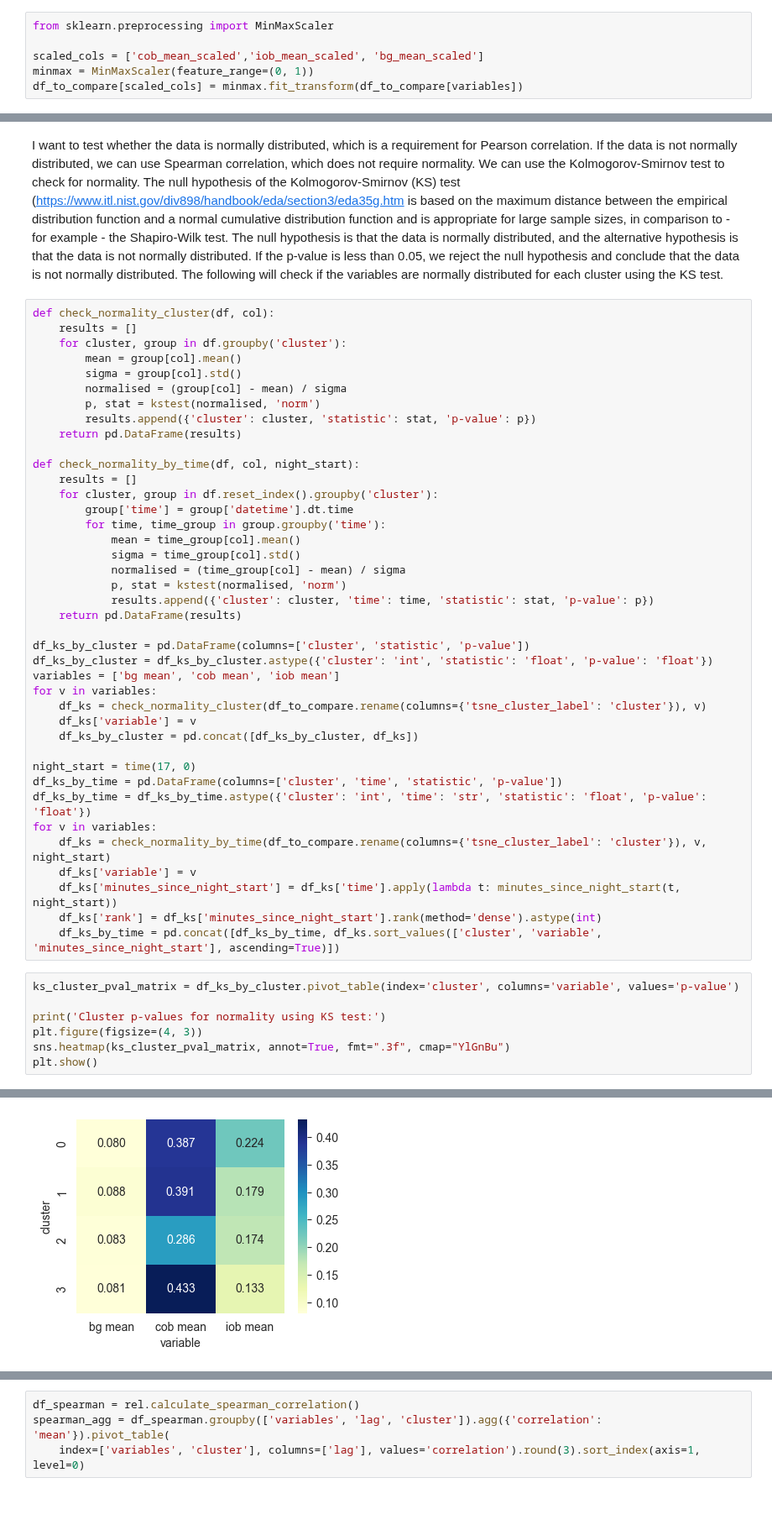
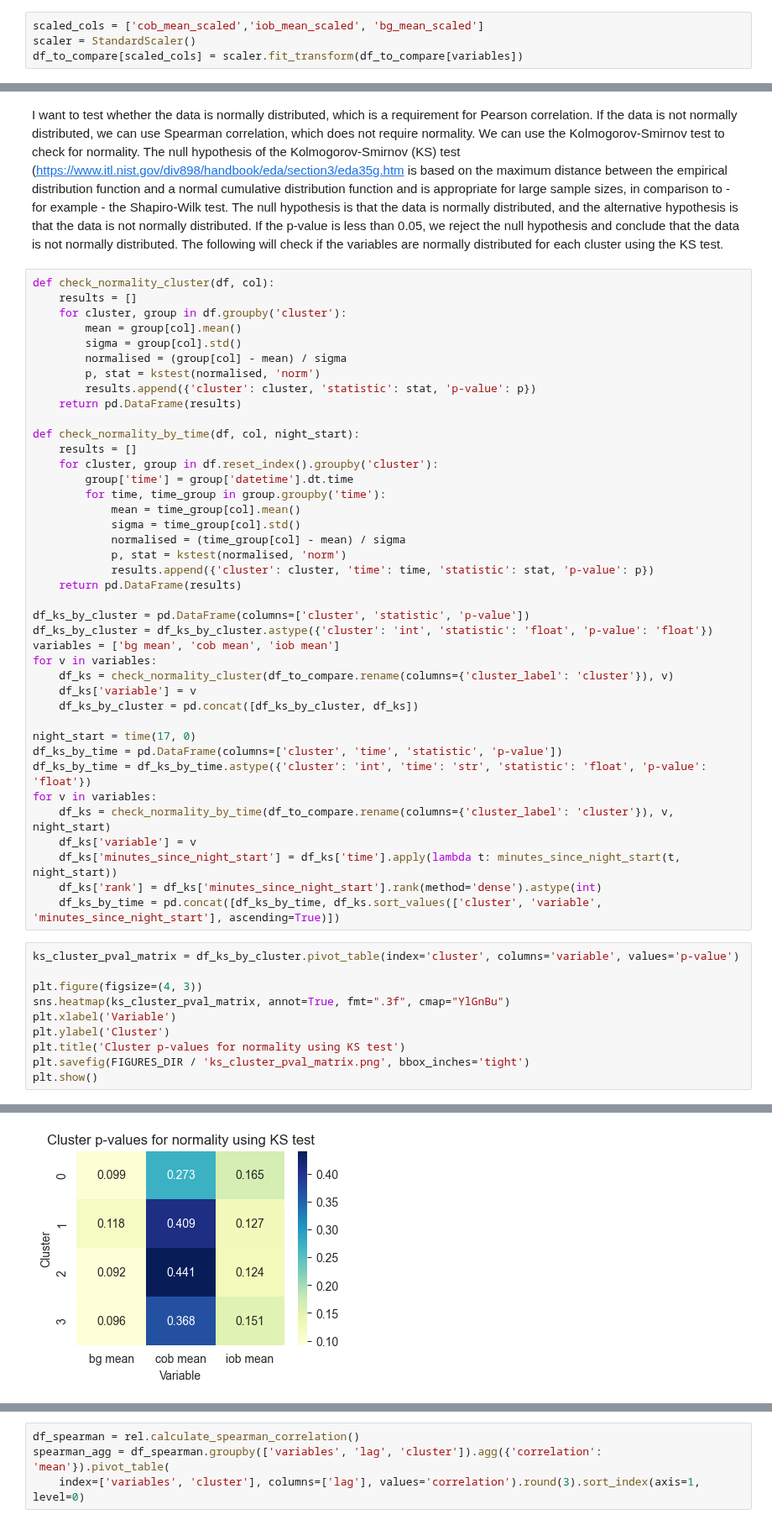
Before and after one commit to rdbrist/masters_project, a Jupyter notebook: notebooks/2.03b-rd-analysis-of-night-clusters.ipynb, the cells around one changed output, grey strips where cells are left out. Shown at 84% size. Cells and saved outputs as stored; diff of their text form; blank space fills up the shorter version.

```diff
--- a/notebooks/2.03b-rd-analysis-of-night-clusters.ipynb
+++ b/notebooks/2.03b-rd-analysis-of-night-clusters.ipynb
@@ -157,11 +126,9 @@ These DTW values focus on the shapes of the cluster profiles and provide an alte
 
 [1] Donnor T, Sarkar S. Insulin- Pharmacology, Therapeutic Regimens and Principles of Intensive Insulin Therapy. [Updated 2023 Feb 15]. In: Feingold KR, Ahmed SF, Anawalt B, et al., editors. Endotext [Internet]. South Dartmouth (MA): MDText.com, Inc.; 2000-. Available from: https://www.ncbi.nlm.nih.gov/books/NBK278938/
 # %%
-from sklearn.preprocessing import MinMaxScaler
-
 scaled_cols = ['cob_mean_scaled','iob_mean_scaled', 'bg_mean_scaled']
-minmax = MinMaxScaler(feature_range=(0, 1))
-df_to_compare[scaled_cols] = minmax.fit_transform(df_to_compare[variables])
+scaler = StandardScaler()
+df_to_compare[scaled_cols] = scaler.fit_transform(df_to_compare[variables])
 # %% [markdown]
 Now we have scaled columns for the means of COB, IOB and BG, to carry out lagged regression over lagged values of COB and IOB, we can use the `shift` method in pandas to create lagged versions of these columns. We can then use the `statsmodels` library to perform regression analysis on the lagged values of COB and IOB against BG. This will allow us to see how the relationships between these variables change over time, and how they differ between clusters. The following is the code to do this on the overnight period, and we can then look at the results for each cluster.
 # %%
@@ -321,7 +307,7 @@ df_ks_by_cluster = pd.DataFrame(columns=['cluster', 'statistic', 'p-value'])
 df_ks_by_cluster = df_ks_by_cluster.astype({'cluster': 'int', 'statistic': 'float', 'p-value': 'float'})
 variables = ['bg mean', 'cob mean', 'iob mean']
 for v in variables:
-    df_ks = check_normality_cluster(df_to_compare.rename(columns={'tsne_cluster_label': 'cluster'}), v)
+    df_ks = check_normality_cluster(df_to_compare.rename(columns={'cluster_label': 'cluster'}), v)
     df_ks['variable'] = v
     df_ks_by_cluster = pd.concat([df_ks_by_cluster, df_ks])
 
@@ -329,7 +315,7 @@ night_start = time(17, 0)
 df_ks_by_time = pd.DataFrame(columns=['cluster', 'time', 'statistic', 'p-value'])
 df_ks_by_time = df_ks_by_time.astype({'cluster': 'int', 'time': 'str', 'statistic': 'float', 'p-value': 'float'})
 for v in variables:
-    df_ks = check_normality_by_time(df_to_compare.rename(columns={'tsne_cluster_label': 'cluster'}), v, night_start)
+    df_ks = check_normality_by_time(df_to_compare.rename(columns={'cluster_label': 'cluster'}), v, night_start)
     df_ks['variable'] = v
     df_ks['minutes_since_night_start'] = df_ks['time'].apply(lambda t: minutes_since_night_start(t, night_start))
     df_ks['rank'] = df_ks['minutes_since_night_start'].rank(method='dense').astype(int)
@@ -337,8 +323,11 @@ for v in variables:
 # %%
 ks_cluster_pval_matrix = df_ks_by_cluster.pivot_table(index='cluster', columns='variable', values='p-value')
 
-print('Cluster p-values for normality using KS test:')
 plt.figure(figsize=(4, 3))
 sns.heatmap(ks_cluster_pval_matrix, annot=True, fmt=".3f", cmap="YlGnBu")
+plt.xlabel('Variable')
+plt.ylabel('Cluster')
+plt.title('Cluster p-values for normality using KS test')
+plt.savefig(FIGURES_DIR / 'ks_cluster_pval_matrix.png', bbox_inches='tight')
 plt.show()
 # %% [output]
@@ -346,4 +334,4 @@ Cluster p-values for normality using KS test:
-[figure, old version]
+[figure, new version]
 # %%
 def format_time_to_hhmm(time_obj):
     """Formats a datetime.time object to HH:MM string."""
```
Also changed, not shown: parts of 26 cells of this notebook, 9 other files.
